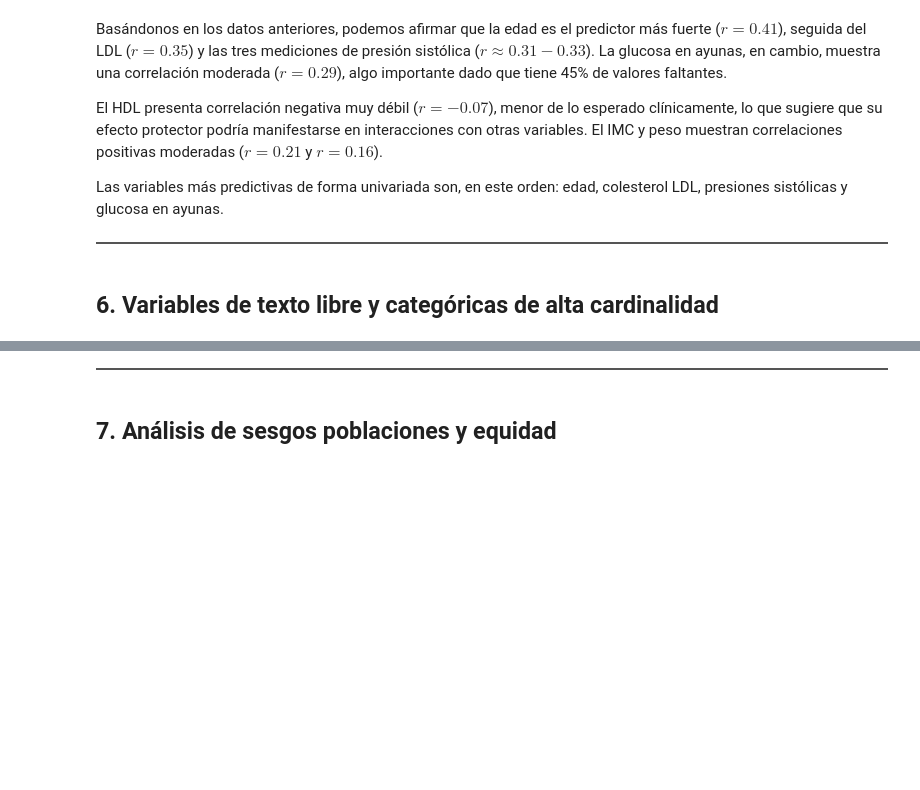
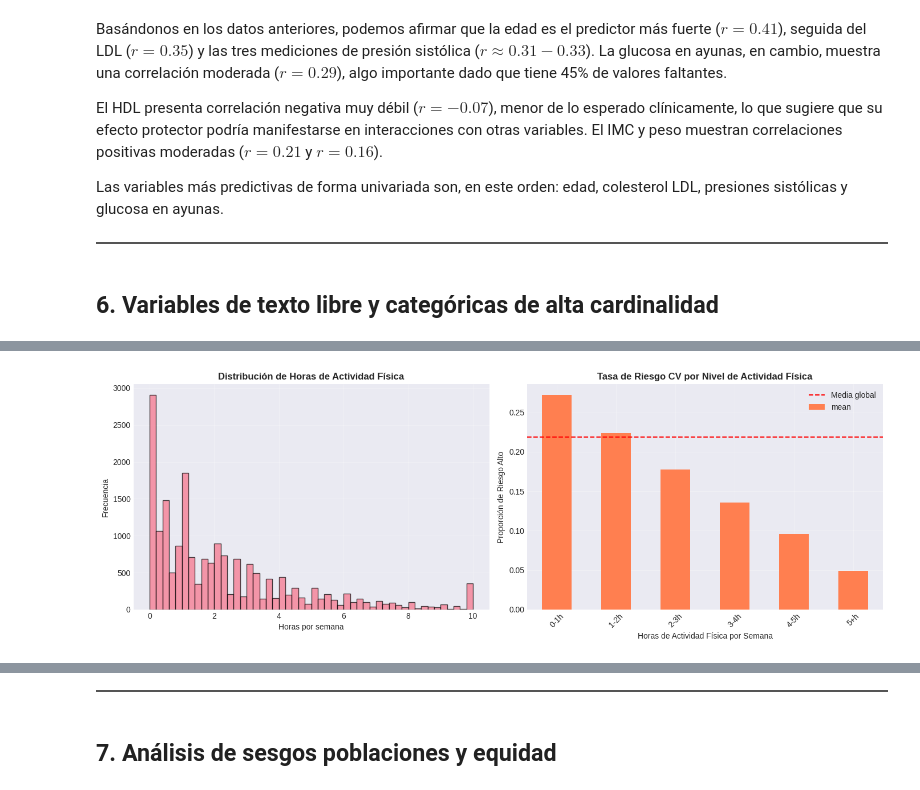
Before and after one commit to DiegoGuerrero09/DISIA_Grupo6, a Jupyter notebook: hito2/notebooks/cardis_EDA.ipynb, the cells around one changed output, grey strips where cells are left out. Saved outputs shown, nothing was run; the diff lists cells and outputs as text; code cells hidden in the pictures; blank space fills up the shorter version.

```diff
--- a/hito2/notebooks/cardis_EDA.ipynb
+++ b/hito2/notebooks/cardis_EDA.ipynb
@@ -565,0 +822,78 @@ Las variables más predictivas de forma univariada son, en este orden: edad, col
+# %%
+## Análisis de actividad_fisica
+print("=== ANÁLISIS DE ACTIVIDAD_FISICA ===")
+
+# Ver ejemplos de valores
+print("Ejemplos de valores en actividad_fisica:")
+print(cardis_df_train['actividad_fisica'].head(20))
+
+# Función para extraer horas de actividad física
+def extraer_horas_actividad(texto):
+    """
+    Extrae el valor numérico de horas de strings como '~2.5 horas'
+    Retorna NaN si el texto es NaN o no se puede parsear
+    """
+    if pd.isna(texto):
+        return np.nan
+
+    try:
+        # Buscar patrón numérico (puede tener punto decimal)
+        import re
+        match = re.search(r'(\d+\.?\d*)', str(texto))
+        if match:
+            return float(match.group(1))
+        else:
+            return np.nan
+    except:
+        return np.nan
+
+# Aplicar extracción
+cardis_df_train['horas_actividad_fisica'] = cardis_df_train['actividad_fisica'].apply(extraer_horas_actividad)
+cardis_df_test['horas_actividad_fisica'] = cardis_df_test['actividad_fisica'].apply(extraer_horas_actividad)
+
+print("\nEstadísticas de horas de actividad física:")
+print(cardis_df_train['horas_actividad_fisica'].describe())
+
+print("\nValores faltantes:")
+print(f"Antes de parsear: {cardis_df_train['actividad_fisica'].isna().sum()} ({cardis_df_train['actividad_fisica'].isna().sum()/len(cardis_df_train)*100:.2f}%)")
+print(f"Después de parsear: {cardis_df_train['horas_actividad_fisica'].isna().sum()} ({cardis_df_train['horas_actividad_fisica'].isna().sum()/len(cardis_df_train)*100:.2f}%)")
+
+# Visualización
+fig, axes = plt.subplots(1, 2, figsize=(14, 5))
+
+# Distribución de horas
+cardis_df_train['horas_actividad_fisica'].hist(bins=50, ax=axes[0], edgecolor='black', alpha=0.7)
+axes[0].set_title('Distribución de Horas de Actividad Física', fontsize=12, fontweight='bold')
+axes[0].set_xlabel('Horas por semana')
+axes[0].set_ylabel('Frecuencia')
+axes[0].grid(alpha=0.3)
+
+# Relación con riesgo_cv
+# Crear bins para agrupar
+cardis_df_train['actividad_bins'] = pd.cut(cardis_df_train['horas_actividad_fisica'],
+                                     bins=[0, 1, 2, 3, 4, 5, 20],
+                                     labels=['0-1h', '1-2h', '2-3h', '3-4h', '4-5h', '5+h'])
+
+risk_by_activity = cardis_df_train.groupby('actividad_bins', observed=True)['riesgo_cv'].agg(['mean', 'count'])
+risk_by_activity['mean'].plot(kind='bar', ax=axes[1], color='coral')
+axes[1].set_title('Tasa de Riesgo CV por Nivel de Actividad Física', fontsize=12, fontweight='bold')
+axes[1].set_xlabel('Horas de Actividad Física por Semana')
+axes[1].set_ylabel('Proporción de Riesgo Alto')
+axes[1].axhline(y=cardis_df_train['riesgo_cv'].mean(), color='red', linestyle='--', label='Media global')
+axes[1].legend()
+axes[1].set_xticklabels(axes[1].get_xticklabels(), rotation=45)
+axes[1].grid(alpha=0.3)
+
+plt.tight_layout()
+plt.show()
+
+print("\n--- Riesgo CV por nivel de actividad ---")
+print(risk_by_activity)
+
+# Correlación con target
+corr_actividad = cardis_df_train[['horas_actividad_fisica', 'riesgo_cv']].corr().iloc[0, 1]
+print(f"\nCorrelación horas_actividad_fisica con riesgo_cv: {corr_actividad:.3f}")
+
+# Eliminar columna auxiliar
+cardis_df_train.drop('actividad_bins', axis=1, inplace=True)
+# %% [output]
@@ -565,0 +917 @@ Las variables más predictivas de forma univariada son, en este orden: edad, col
+[figure, added]
```
Also changed, not shown: parts of 14 cells of this notebook.
